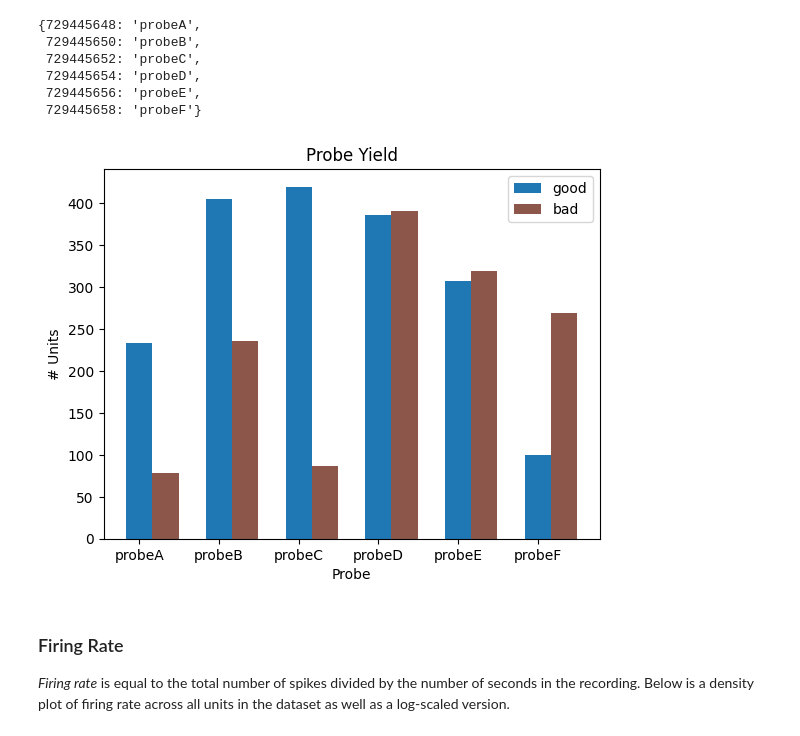
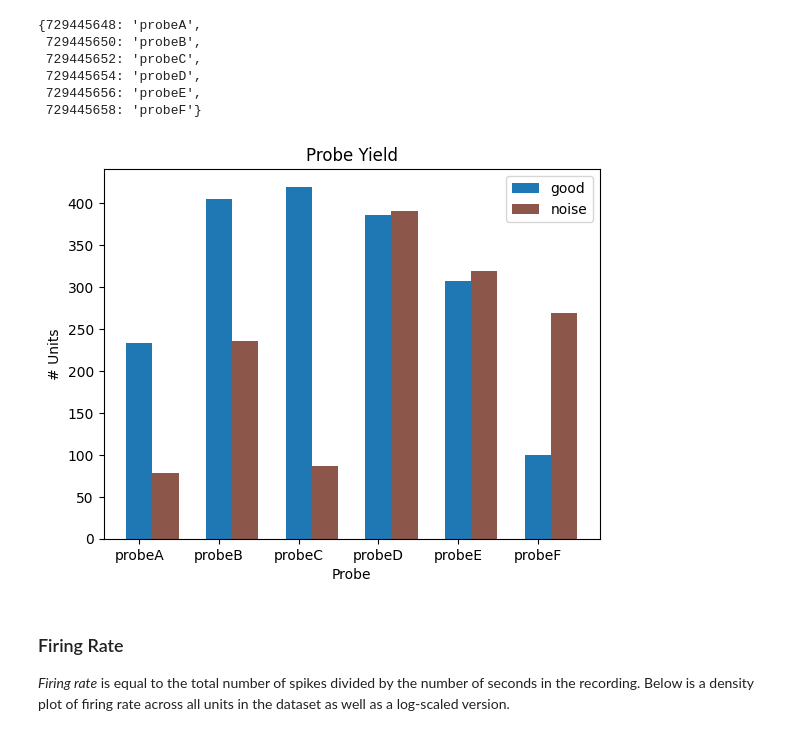
Before and after one commit to AllenInstitute/openscope_databook, a Jupyter notebook: docs/visualization/visualize_unit_metrics.ipynb, the cells around one changed output. Saved outputs shown, nothing was run; the diff lists cells and outputs as text; code cells hidden in the pictures.

```diff
--- a/docs/visualization/visualize_unit_metrics.ipynb
+++ b/docs/visualization/visualize_unit_metrics.ipynb
@@ -150,24 +150,24 @@ probe_names
 # %%
 fig, ax = plt.subplots()
 labels = []
 for i, probe_id in enumerate(probe_names):
     probe_name = probe_names[probe_id]
     good_units = probe_units[probe_id][0]
-    bad_units = probe_units[probe_id][1]
+    noise_units = probe_units[probe_id][1]
 
     ax.bar(i, good_units, width=0.33, color="tab:blue")
-    ax.bar(i+0.33, bad_units, width=0.33, color="tab:brown")
+    ax.bar(i+0.33, noise_units, width=0.33, color="tab:brown")
 
 ax.set_xticks(np.arange(len(probe_names)))
 ax.set_xticklabels(probe_names.values())
-ax.legend(["good", "bad"])
+ax.legend(["good", "noise"])
 
 ax.set_xlabel("Probe")
 ax.set_ylabel("# Units")
 ax.set_title("Probe Yield")
 plt.show()
 # %% [output]
-[figure, old version]
+[figure, new version]
 # %% [markdown]
 ### Firing Rate
 *Firing rate* is equal to the total number of spikes divided by the number of seconds in the recording. Below is a density plot of firing rate across all units in the dataset as well as a log-scaled version.
```
Also changed, not shown: parts of 5 cells of this notebook.
